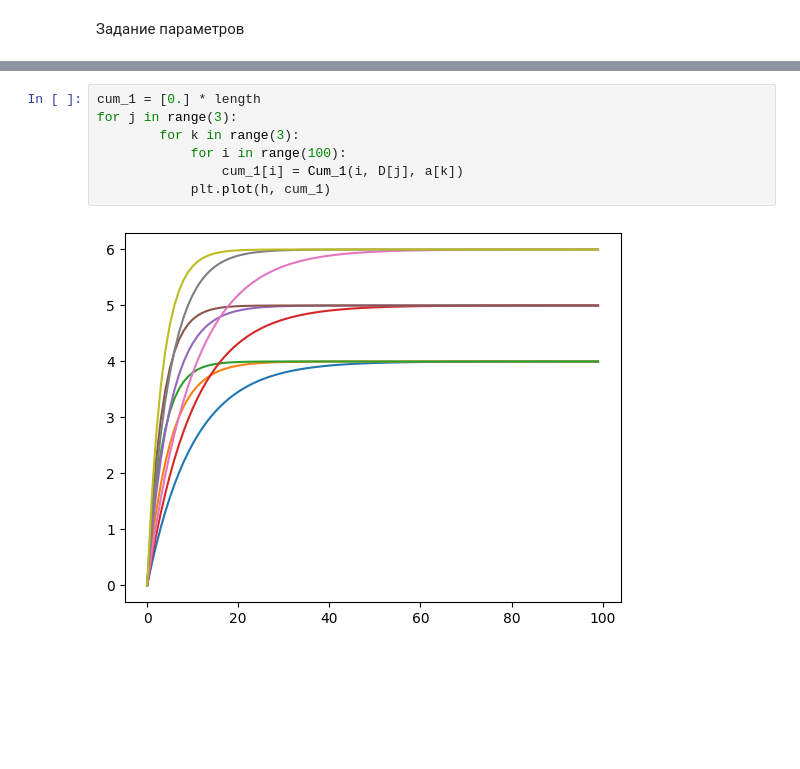
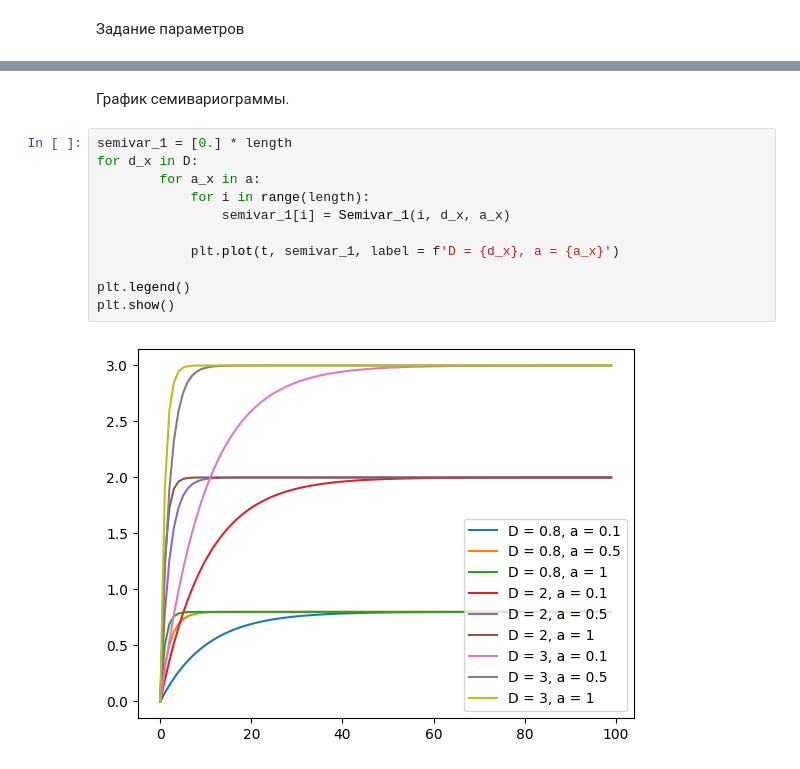
Before and after one commit to feelitbreak/data-analysis, a Jupyter notebook: lab2/mmda2.ipynb, the cells around one changed output, grey strips where cells are left out. Drawn from its saved outputs; the diff is of its cells as text; blank space fills up the shorter version.

```diff
--- a/lab2/mmda2.ipynb
+++ b/lab2/mmda2.ipynb
@@ -42,9 +50,15 @@ for j in range(3):
-# %%
-cum_1 = [0.] * length
-for j in range(3):
-        for k in range(3):
-            for i in range(100):
-                cum_1[i] = Cum_1(i, D[j], a[k])
-            plt.plot(h, cum_1)
-# %% [output]
-[figure, removed]
+# %% [markdown]
+График семивариограммы.
+# %%
+semivar_1 = [0.] * length
+for d_x in D:
+        for a_x in a:
+            for i in range(length):
+                semivar_1[i] = Semivar_1(i, d_x, a_x)
+
+            plt.plot(t, semivar_1, label = f'D = {d_x}, a = {a_x}')
+
+plt.legend()
+plt.show()
+# %% [output]
+[figure, added]
```
Also changed, not shown: parts of 19 cells of this notebook.
